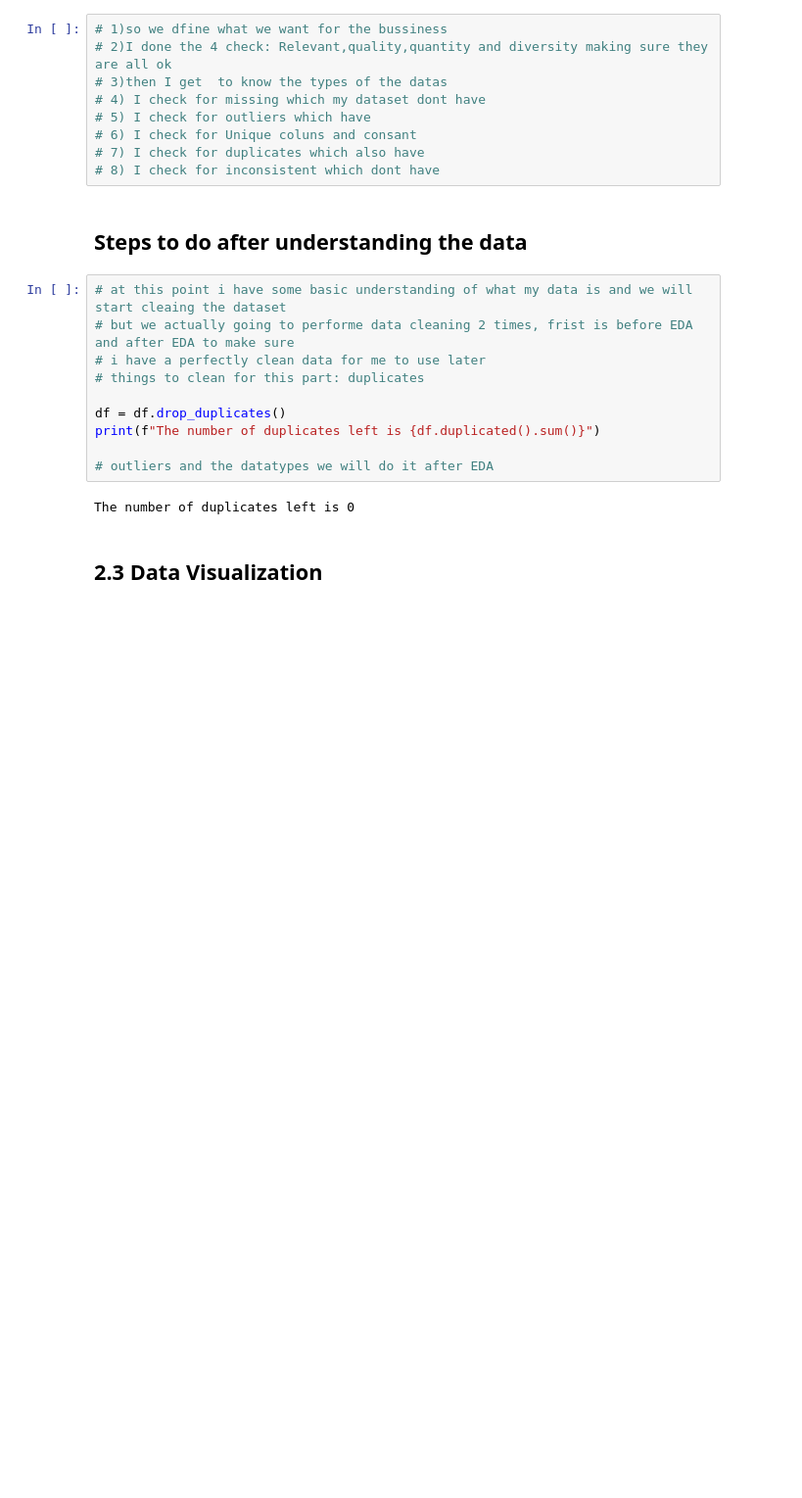
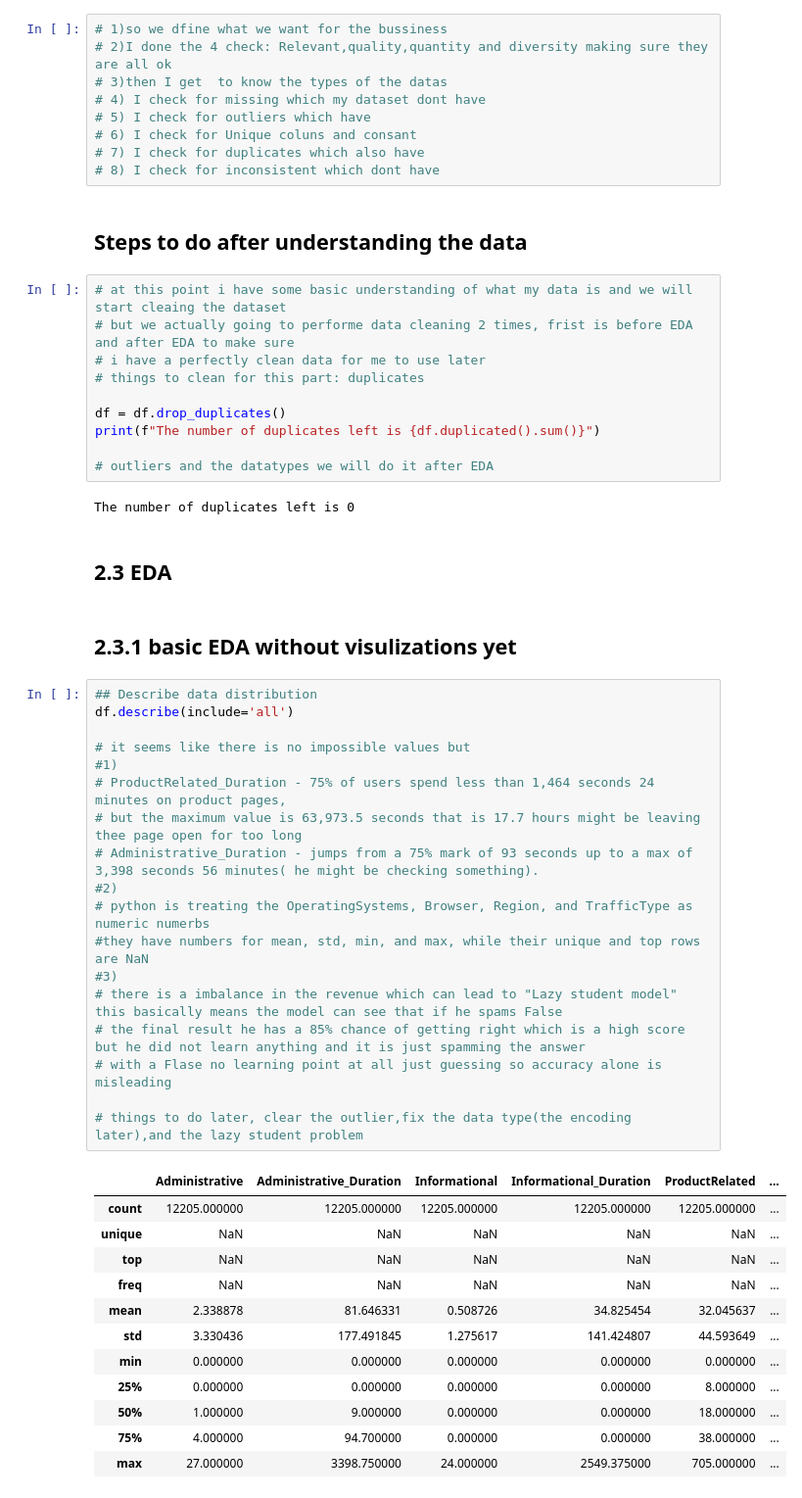
Before and after one commit to liaoxiaoyang3-prog/MLDP_project, a Jupyter notebook: MLDP.ipynb, the cells around one changed output. Shown at 98% size. Cells and saved outputs as stored; diff of their text form; blank space fills up the shorter version.

```diff
--- a/MLDP.ipynb
+++ b/MLDP.ipynb
@@ -365,4 +365,37 @@ print(f"The number of duplicates left is {df.duplicated().sum()}")
 # %% [output]
 The number of duplicates left is 0
 # %% [markdown]
-## 2.3 Data Visualization
+## 2.3 EDA
+# %% [markdown]
+## 2.3.1 basic EDA without visulizations yet
+# %%
+## Describe data distribution
+df.describe(include='all')
+
+# it seems like there is no impossible values but
+#1)
+# ProductRelated_Duration - 75% of users spend less than 1,464 seconds 24 minutes on product pages,
+# but the maximum value is 63,973.5 seconds that is 17.7 hours might be leaving thee page open for too long
+# Administrative_Duration - jumps from a 75% mark of 93 seconds up to a max of 3,398 seconds 56 minutes( he might be checking something).
+#2)
+# python is treating the OperatingSystems, Browser, Region, and TrafficType as numeric numerbs
+#they have numbers for mean, std, min, and max, while their unique and top rows are NaN
+#3)
+# there is a imbalance in the revenue which can lead to "Lazy student model" this basically means the model can see that if he spams False
+# the final result he has a 85% chance of getting right which is a high score but he did not learn anything and it is just spamming the answer
+# with a Flase no learning point at all just guessing so accuracy alone is misleading
+
+# things to do later, clear the outlier,fix the data type(the encoding later),and the lazy student problem
+# %% [output]
+|  | Administrative | Administrative_Duration | Informational | Informational_Duration | ProductRelated | ... |
+| count | 12205.000000 | 12205.000000 | 12205.000000 | 12205.000000 | 12205.000000 | ... |
+| unique | NaN | NaN | NaN | NaN | NaN | ... |
+| top | NaN | NaN | NaN | NaN | NaN | ... |
+| freq | NaN | NaN | NaN | NaN | NaN | ... |
+| mean | 2.338878 | 81.646331 | 0.508726 | 34.825454 | 32.045637 | ... |
+| std | 3.330436 | 177.491845 | 1.275617 | 141.424807 | 44.593649 | ... |
+| min | 0.000000 | 0.000000 | 0.000000 | 0.000000 | 0.000000 | ... |
+| 25% | 0.000000 | 0.000000 | 0.000000 | 0.000000 | 8.000000 | ... |
+| 50% | 1.000000 | 9.000000 | 0.000000 | 0.000000 | 18.000000 | ... |
+| 75% | 4.000000 | 94.700000 | 0.000000 | 0.000000 | 38.000000 | ... |
+| max | 27.000000 | 3398.750000 | 24.000000 | 2549.375000 | 705.000000 | ... |
```
Also changed, not shown: parts of 4 cells of this notebook.
